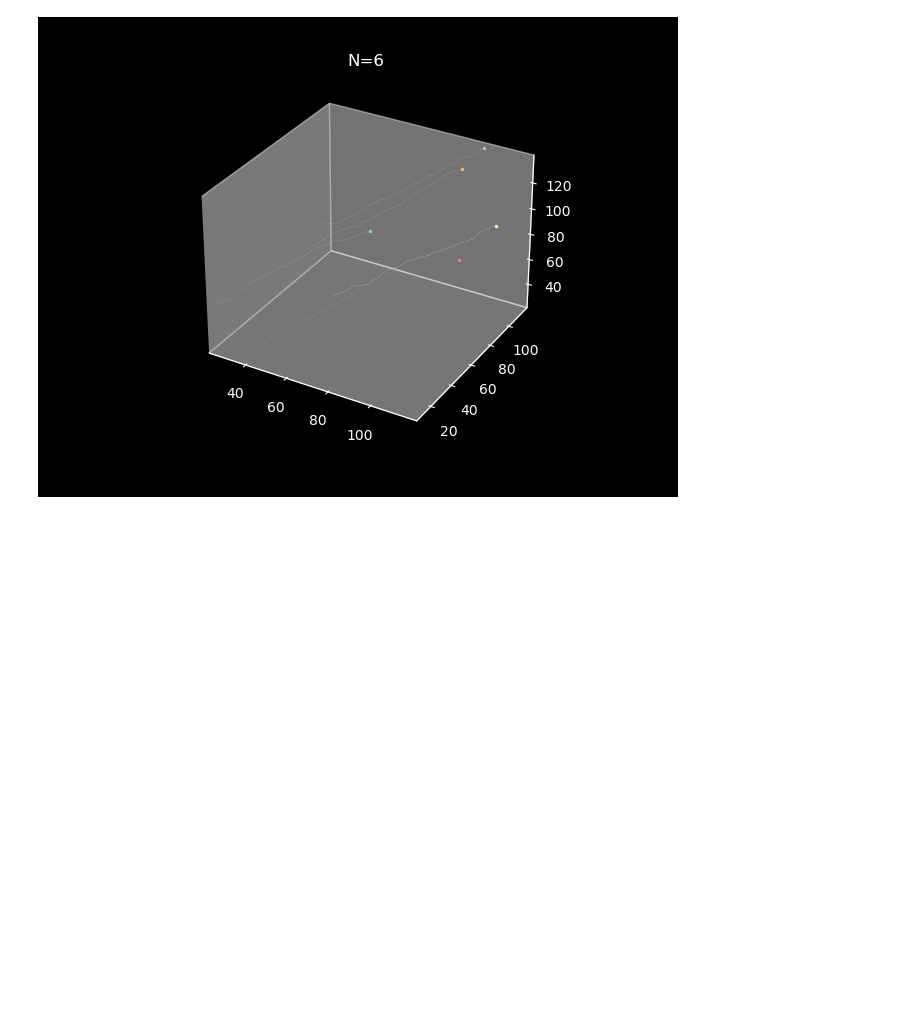
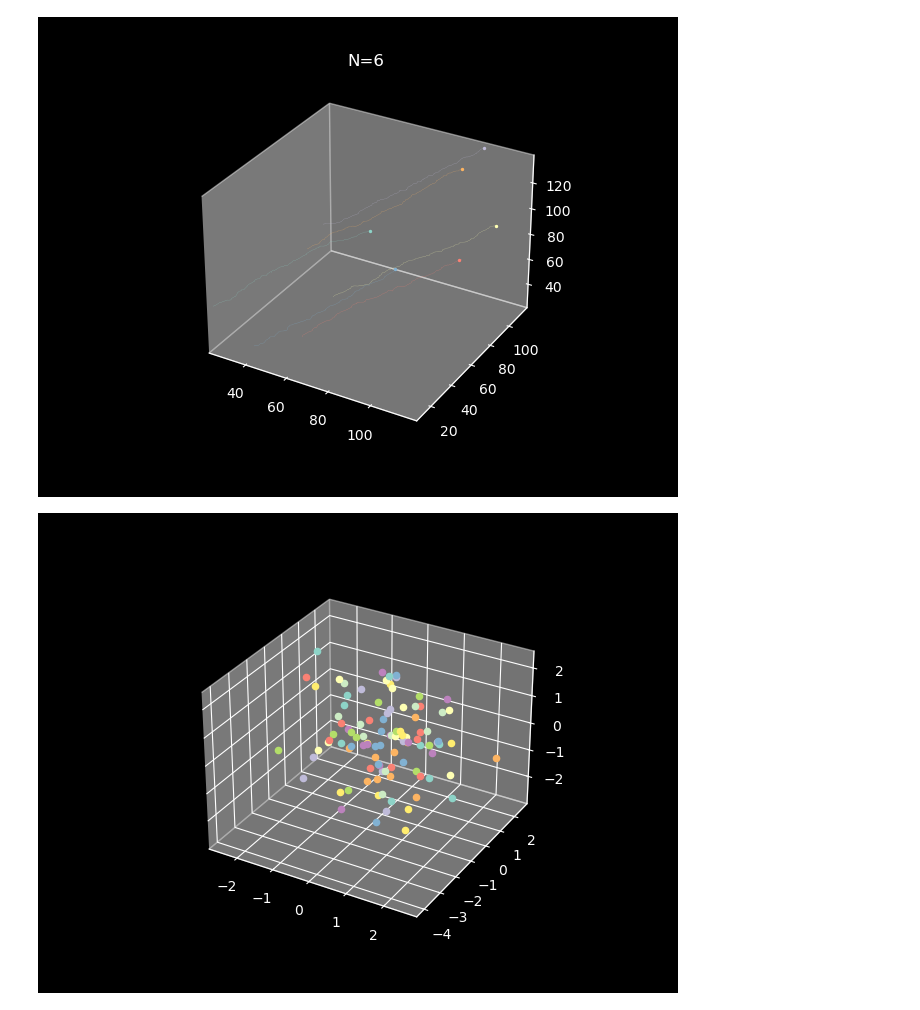
Before and after one commit to sanderdemeyer/Astrofysische_Groep_1, a Jupyter notebook: visual/plot3dmotion.ipynb, the cells around one changed output. Saved outputs shown, nothing was run; the diff lists cells and outputs as text; code cells hidden in the pictures; blank space fills up the shorter version.

```diff
--- a/visual/plot3dmotion.ipynb
+++ b/visual/plot3dmotion.ipynb
@@ -315,3 +315,18 @@ def plot(file, dim, name='trajectories', lim =None, dpi=300):
         plt.savefig('{}_3D.png'.format(name), dpi=dpi)
 # %%
 # animate_inter('three_body_motion_RK2_2D', 2, 300)
+# %%
+pos = np.random.randn(100, 3)
+vel = np.random.randn(100, 3)
+
+with open('100gauss.txt', 'w') as d:
+        for t in range(100):
+            d.write('1 {} {} {} {} {} {}\n'.format(pos[t][0], pos[t][1], pos[t][2], vel[t][0], vel[t][1], vel[t][2]))
+
+fig = plt.figure()
+ax = fig.add_subplot(projection='3d')
+for i in range(100):
+    ax.scatter(pos[i][0], pos[i][1], pos[i][2])
+plt.show()
+# %% [output]
+[figure, added]
```
Also changed, not shown: 12 other files.
